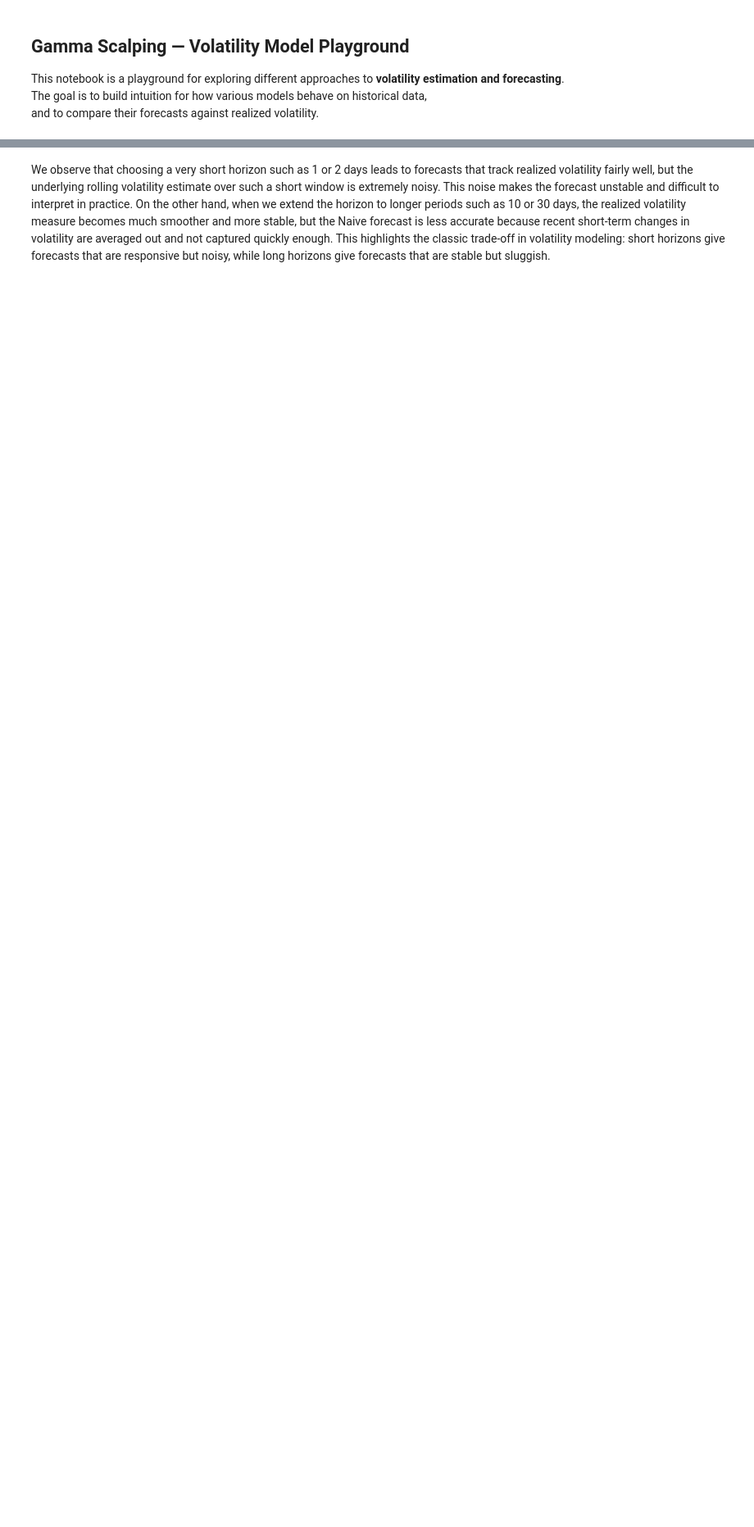
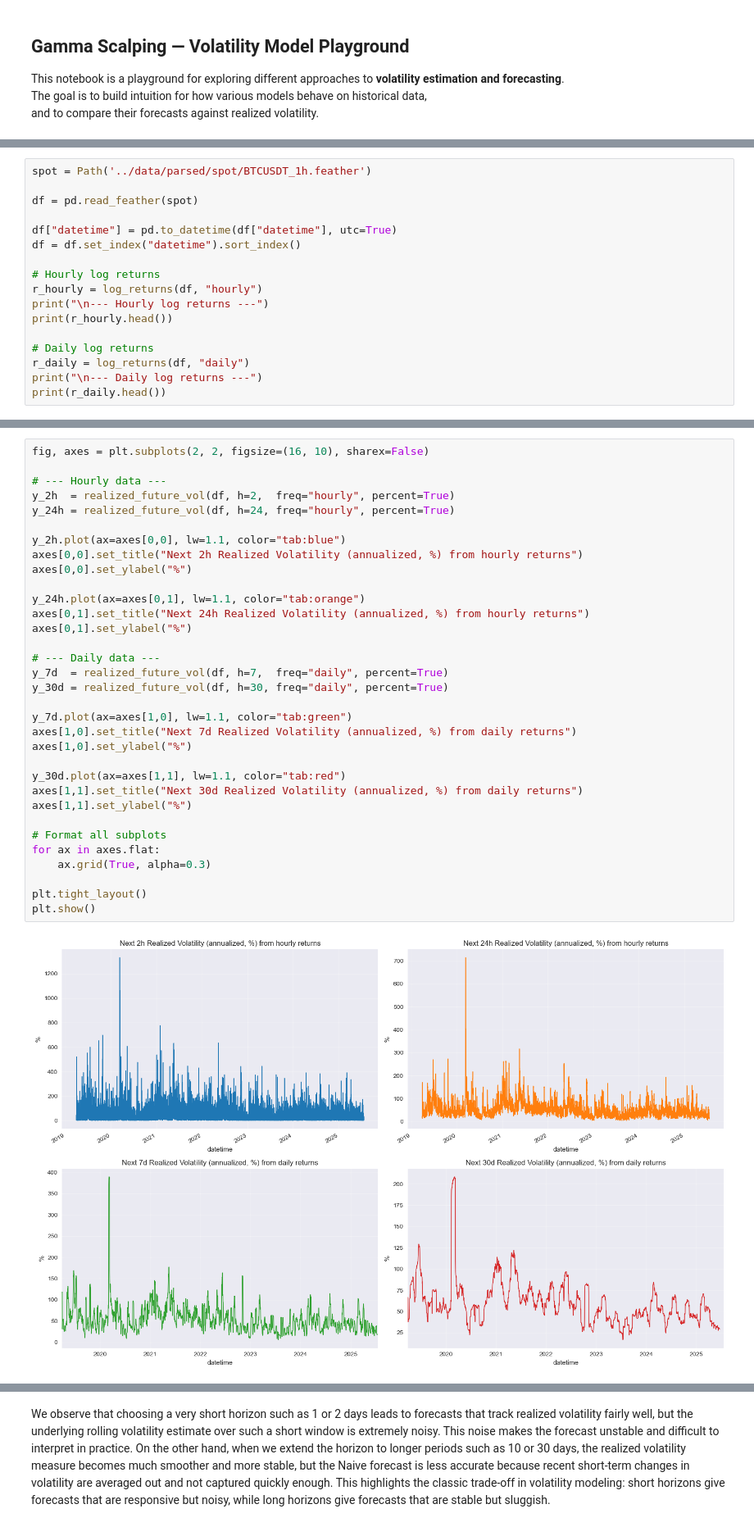
Before and after one commit to QuanTUMunich/GammaScalping, a Jupyter notebook: notebooks/volatility_inspection.ipynb, the cells around one changed output, grey strips where cells are left out. Shown at 82% size. Saved outputs shown, nothing was run; the diff lists cells and outputs as text; blank space fills up the shorter version.

```diff
--- a/notebooks/volatility_inspection.ipynb
+++ b/notebooks/volatility_inspection.ipynb
@@ -120,0 +31,17 @@ Last vol: 28.37%
+# %%
+spot = Path('../data/parsed/spot/BTCUSDT_1h.feather')
+
+df = pd.read_feather(spot)
+
+df["datetime"] = pd.to_datetime(df["datetime"], utc=True)
+df = df.set_index("datetime").sort_index()
+
+# Hourly log returns
+r_hourly = log_returns(df, "hourly")
+print("\n--- Hourly log returns ---")
+print(r_hourly.head())
+
+# Daily log returns
+r_daily = log_returns(df, "daily")
+print("\n--- Daily log returns ---")
+print(r_daily.head())
@@ -120,0 +129,35 @@ Last vol: 28.37%
+# %%
+fig, axes = plt.subplots(2, 2, figsize=(16, 10), sharex=False)
+
+# --- Hourly data ---
+y_2h  = realized_future_vol(df, h=2,  freq="hourly", percent=True)
+y_24h = realized_future_vol(df, h=24, freq="hourly", percent=True)
+
+y_2h.plot(ax=axes[0,0], lw=1.1, color="tab:blue")
+axes[0,0].set_title("Next 2h Realized Volatility (annualized, %) from hourly returns")
+axes[0,0].set_ylabel("%")
+
+y_24h.plot(ax=axes[0,1], lw=1.1, color="tab:orange")
+axes[0,1].set_title("Next 24h Realized Volatility (annualized, %) from hourly returns")
+axes[0,1].set_ylabel("%")
+
+# --- Daily data ---
+y_7d  = realized_future_vol(df, h=7,  freq="daily", percent=True)
+y_30d = realized_future_vol(df, h=30, freq="daily", percent=True)
+
+y_7d.plot(ax=axes[1,0], lw=1.1, color="tab:green")
+axes[1,0].set_title("Next 7d Realized Volatility (annualized, %) from daily returns")
+axes[1,0].set_ylabel("%")
+
+y_30d.plot(ax=axes[1,1], lw=1.1, color="tab:red")
+axes[1,1].set_title("Next 30d Realized Volatility (annualized, %) from daily returns")
+axes[1,1].set_ylabel("%")
+
+# Format all subplots
+for ax in axes.flat:
+    ax.grid(True, alpha=0.3)
+
+plt.tight_layout()
+plt.show()
+# %% [output]
+[figure, added]
```
Also changed, not shown: parts of 15 cells of this notebook.
